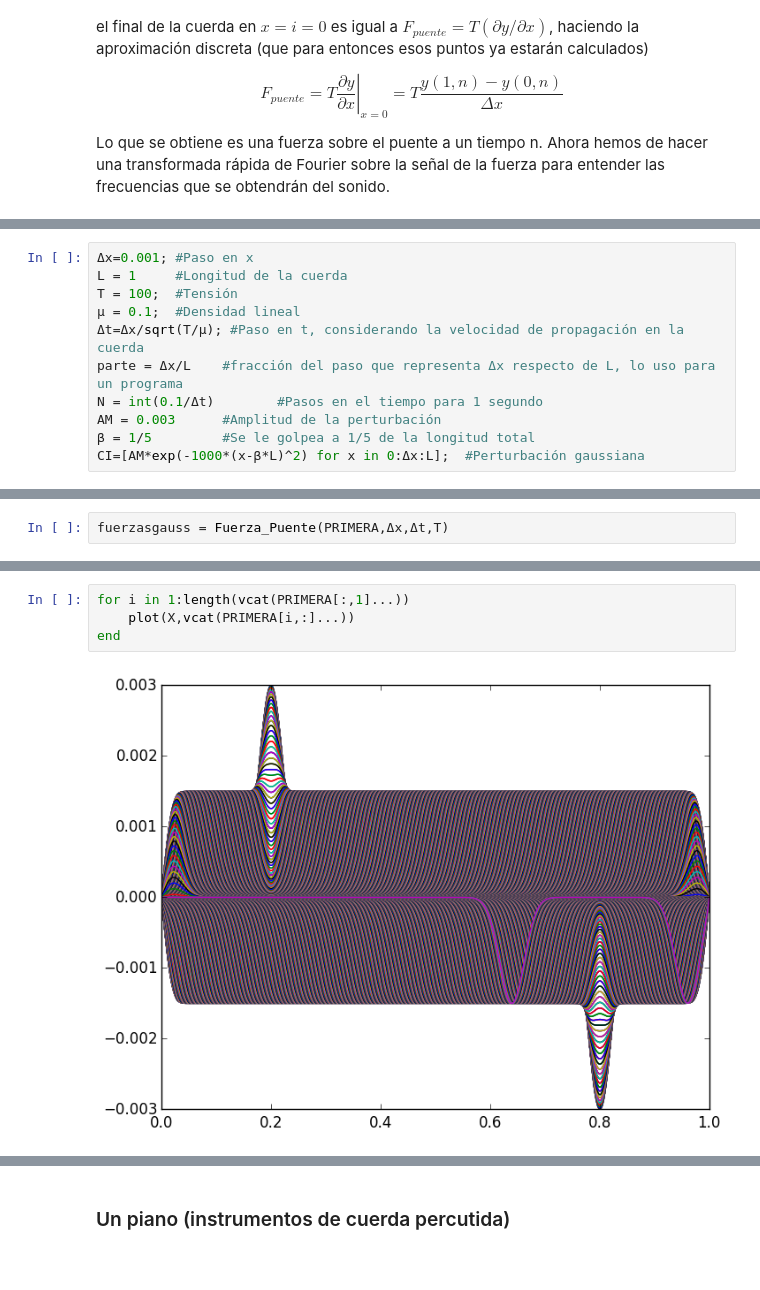
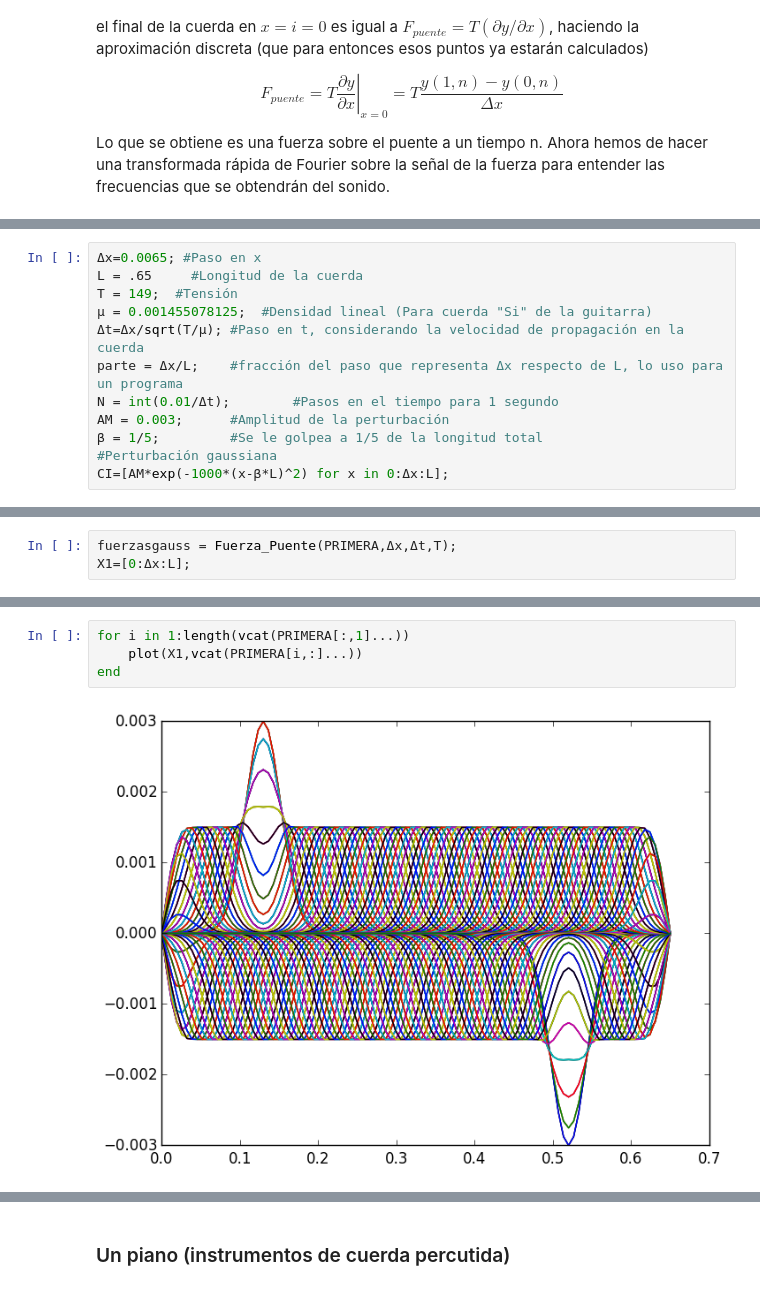
Before and after one commit to Ceboc/Cuerda, a Jupyter notebook: Proyecto.ipynb, the cells around one changed output, grey strips where cells are left out. Saved outputs shown, nothing was run; the diff lists cells and outputs as text.

```diff
--- a/Proyecto.ipynb
+++ b/Proyecto.ipynb
@@ -65,13 +71,14 @@ end
 # %% [output]
 GUITARRA (generic function with 1 method)
 # %%
-Δx=0.001; #Paso en x
-L = 1     #Longitud de la cuerda
-T = 100;  #Tensión
-μ = 0.1;  #Densidad lineal
+Δx=0.0065; #Paso en x
+L = .65     #Longitud de la cuerda
+T = 149;  #Tensión
+μ = 0.001455078125;  #Densidad lineal (Para cuerda "Si" de la guitarra)
 Δt=Δx/sqrt(T/μ); #Paso en t, considerando la velocidad de propagación en la cuerda
-parte = Δx/L    #fracción del paso que representa Δx respecto de L, lo uso para un programa
-N = int(0.1/Δt)        #Pasos en el tiempo para 1 segundo
-AM = 0.003      #Amplitud de la perturbación
-β = 1/5         #Se le golpea a 1/5 de la longitud total
-CI=[AM*exp(-1000*(x-β*L)^2) for x in 0:Δx:L];  #Perturbación gaussiana
+parte = Δx/L;    #fracción del paso que representa Δx respecto de L, lo uso para un programa
+N = int(0.01/Δt);        #Pasos en el tiempo para 1 segundo
+AM = 0.003;      #Amplitud de la perturbación
+β = 1/5;         #Se le golpea a 1/5 de la longitud total
+#Perturbación gaussiana
+CI=[AM*exp(-1000*(x-β*L)^2) for x in 0:Δx:L];
@@ -138,4 +103,5 @@ end
 # %% [output]
 Fuerza_Puente (generic function with 1 method)
 # %%
-fuerzasgauss = Fuerza_Puente(PRIMERA,Δx,Δt,T)
+fuerzasgauss = Fuerza_Puente(PRIMERA,Δx,Δt,T);
+X1=[0:Δx:L];
@@ -167,9 +114,9 @@ plot(X,vcat(PRIMERA[800,:]...))
 # %%
 for i in 1:length(vcat(PRIMERA[:,1]...))
-    plot(X,vcat(PRIMERA[i,:]...))
+    plot(X1,vcat(PRIMERA[i,:]...))
 end
 # %% [output]
-[figure, old version]
+[figure, new version]
 # %%
 plot(fuerzasgauss[:,1],fuerzasgauss[:,2])
 # %% [output]
```
Also changed, not shown: parts of 37 cells of this notebook, 1 other file.
